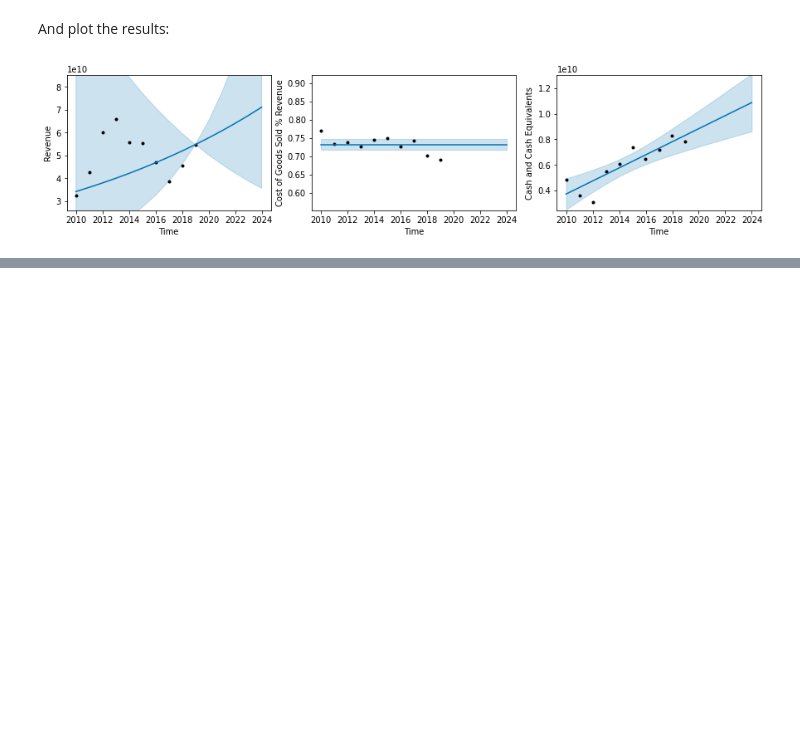
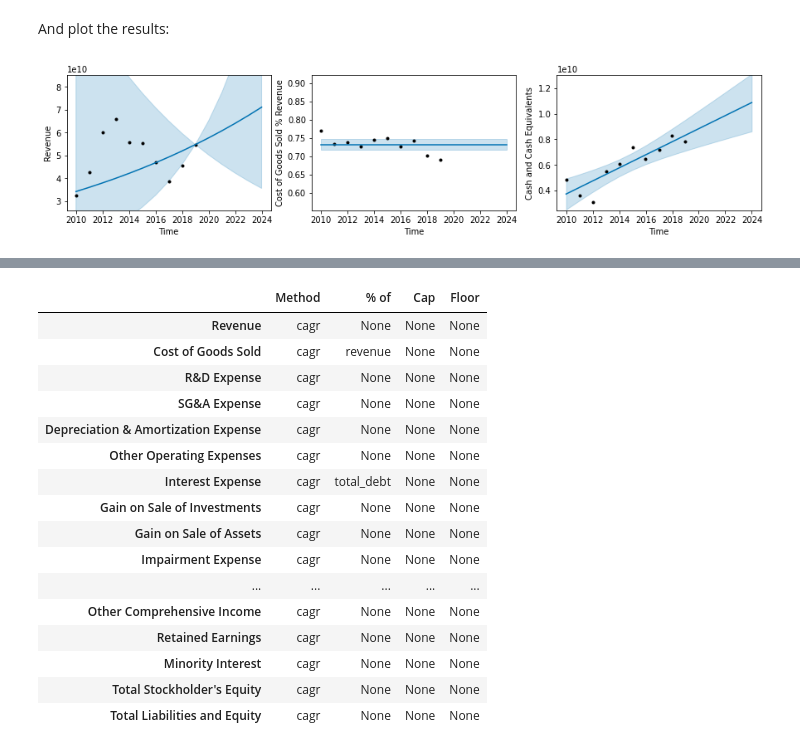
Before and after one commit to nickderobertis/py-finstmt, a Jupyter notebook: nbexamples/Forecasting.ipynb, the cells around one changed output, grey strips where cells are left out. Drawn from its saved outputs; the diff is of its cells as text; code cells hidden in the pictures; blank space fills up the shorter version.

```diff
--- a/nbexamples/Forecasting.ipynb
+++ b/nbexamples/Forecasting.ipynb
@@ -67,3 +71,7 @@ Balance Sheet
+# %%
+from copy import deepcopy
+
+stmts2 = deepcopy(stmts)
 # %% [markdown]
 ## Run a Forecast
 # %% [markdown]
@@ -175,0 +216,20 @@ fcst.plot(subset=['revenue', 'cogs', 'cash'])
+# %%
+stmts2.forecast_assumptions
+# %% [output]
+|  | Method | % of | Cap | Floor |
+| Revenue | cagr | None | None | None |
+| Cost of Goods Sold | cagr | revenue | None | None |
+| R&D Expense | cagr | None | None | None |
+| SG&A Expense | cagr | None | None | None |
+| Depreciation & Amortization Expense | cagr | None | None | None |
+| Other Operating Expenses | cagr | None | None | None |
+| Interest Expense | cagr | total_debt | None | None |
+| Gain on Sale of Investments | cagr | None | None | None |
+| Gain on Sale of Assets | cagr | None | None | None |
+| Impairment Expense | cagr | None | None | None |
+| ... | ... | ... | ... | ... |
+| Other Comprehensive Income | cagr | None | None | None |
+| Retained Earnings | cagr | None | None | None |
+| Minority Interest | cagr | None | None | None |
+| Total Stockholder's Equity | cagr | None | None | None |
+| Total Liabilities and Equity | cagr | None | None | None |
```
Also changed, not shown: parts of 9 cells of this notebook.
